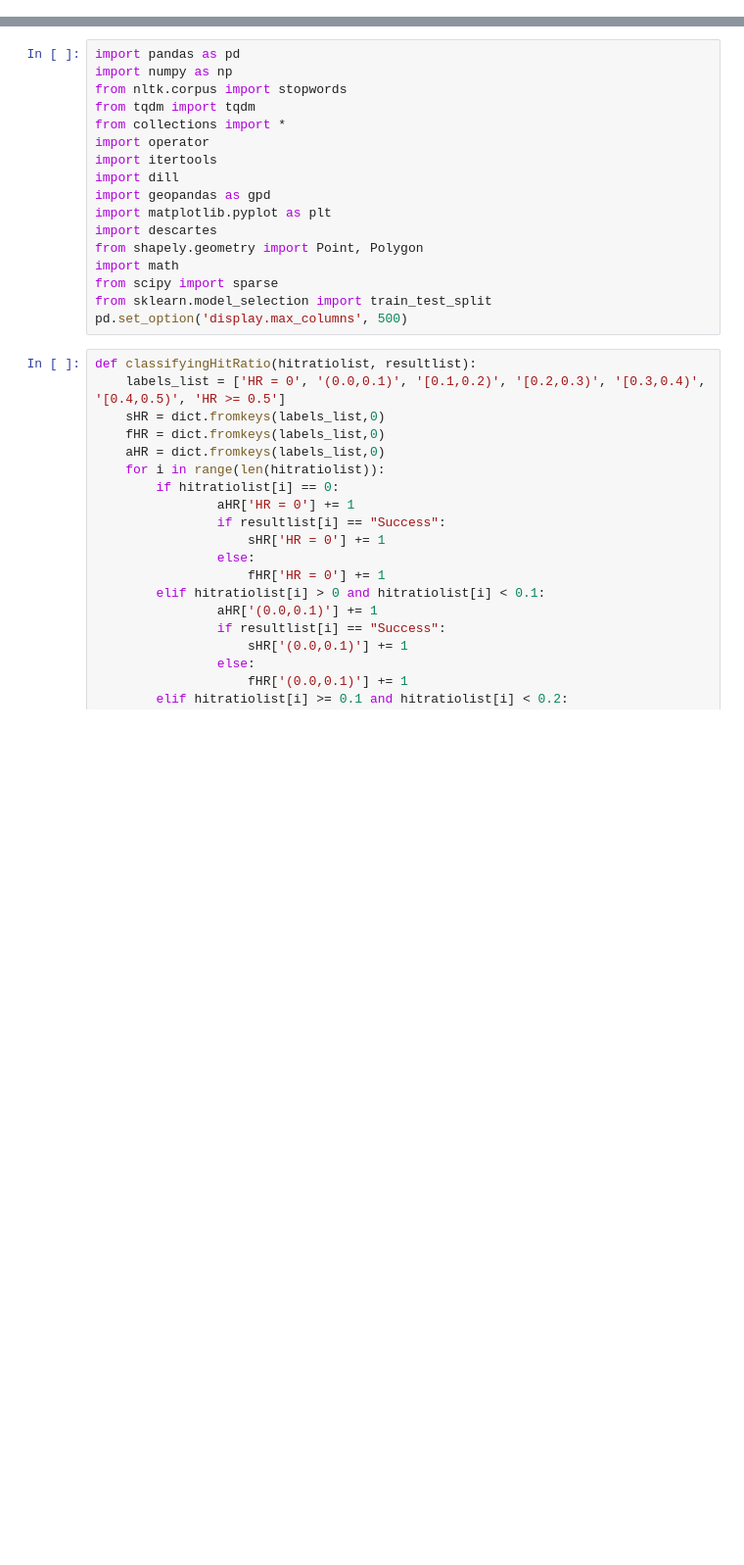
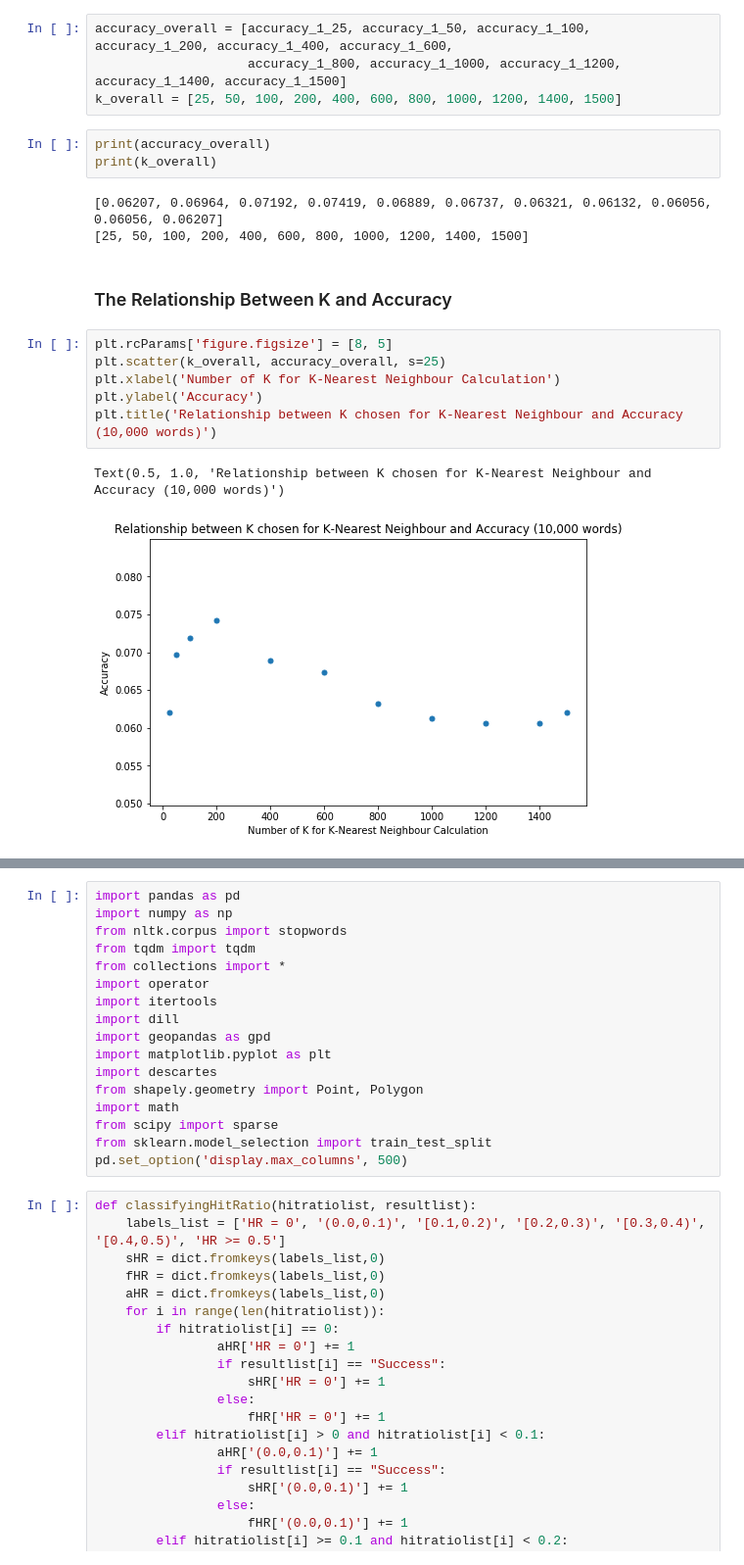
Before and after one commit to lowkait/YELP-Project-2019-Reviews-Analysis-for-Classifying-Businesses-into-Neighbourhoods-in-Toronto, a Jupyter notebook: Results for 10000-1 Test Cases.ipynb, the cells around one changed output, grey strips where cells are left out. Shown at 98% size. Cells and saved outputs as stored; diff of their text form; blank space fills up the shorter version.

```diff
--- a/Results for 10000-1 Test Cases.ipynb
+++ b/Results for 10000-1 Test Cases.ipynb
@@ -3,0 +18,21 @@ dill.dump_session(filename)
+# %%
+accuracy_overall = [accuracy_1_25, accuracy_1_50, accuracy_1_100, accuracy_1_200, accuracy_1_400, accuracy_1_600,
+                    accuracy_1_800, accuracy_1_1000, accuracy_1_1200, accuracy_1_1400, accuracy_1_1500]
+k_overall = [25, 50, 100, 200, 400, 600, 800, 1000, 1200, 1400, 1500]
+# %%
+print(accuracy_overall)
+print(k_overall)
+# %% [output]
+[0.06207, 0.06964, 0.07192, 0.07419, 0.06889, 0.06737, 0.06321, 0.06132, 0.06056, 0.06056, 0.06207]
+[25, 50, 100, 200, 400, 600, 800, 1000, 1200, 1400, 1500]
+# %% [markdown]
+### The Relationship Between K and Accuracy
+# %%
+plt.rcParams['figure.figsize'] = [8, 5]
+plt.scatter(k_overall, accuracy_overall, s=25)
+plt.xlabel('Number of K for K-Nearest Neighbour Calculation')
+plt.ylabel('Accuracy')
+plt.title('Relationship between K chosen for K-Nearest Neighbour and Accuracy (10,000 words)')
+# %% [output]
+Text(0.5, 1.0, 'Relationship between K chosen for K-Nearest Neighbour and Accuracy (10,000 words)')
+[figure, added]
```
Also changed, not shown: parts of 30 cells of this notebook, 1 other file.
